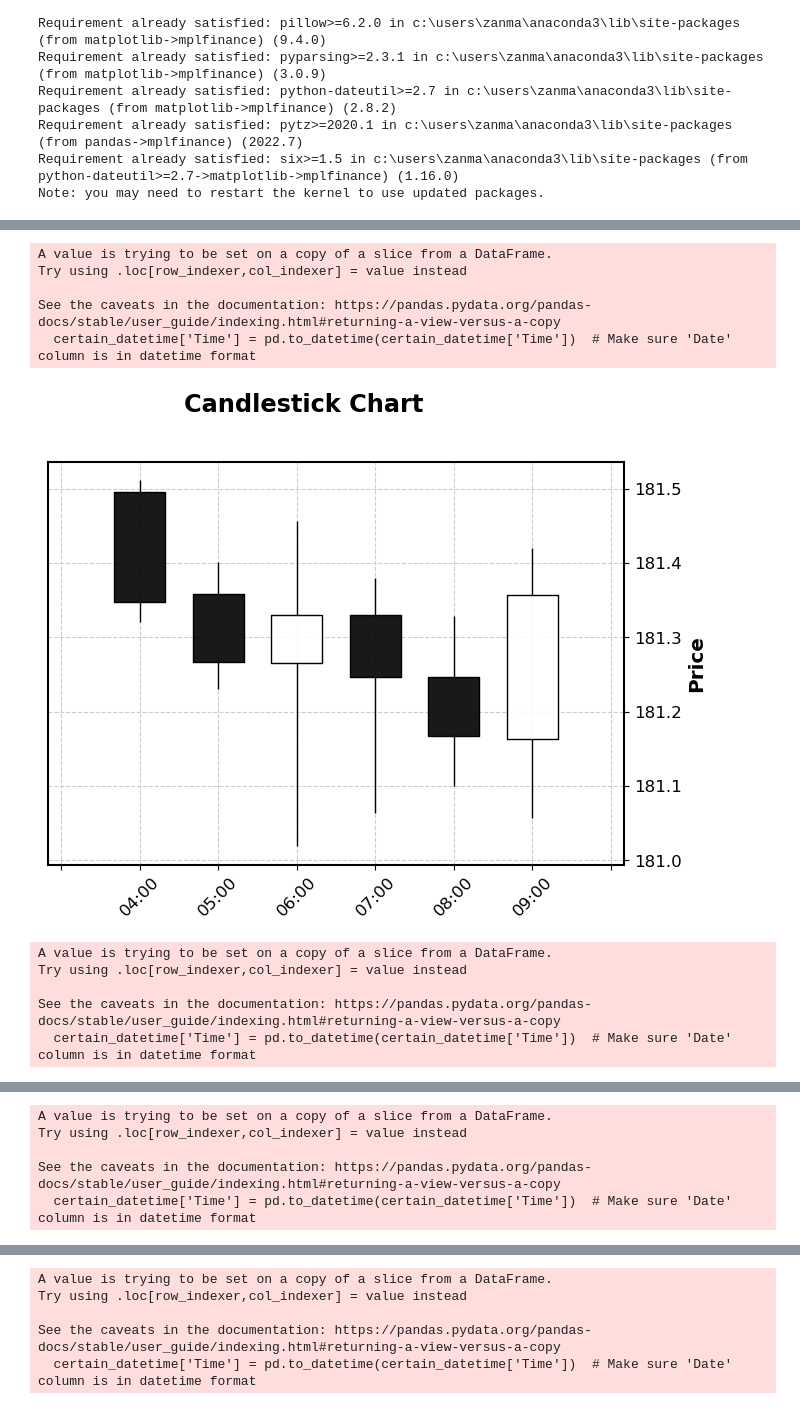
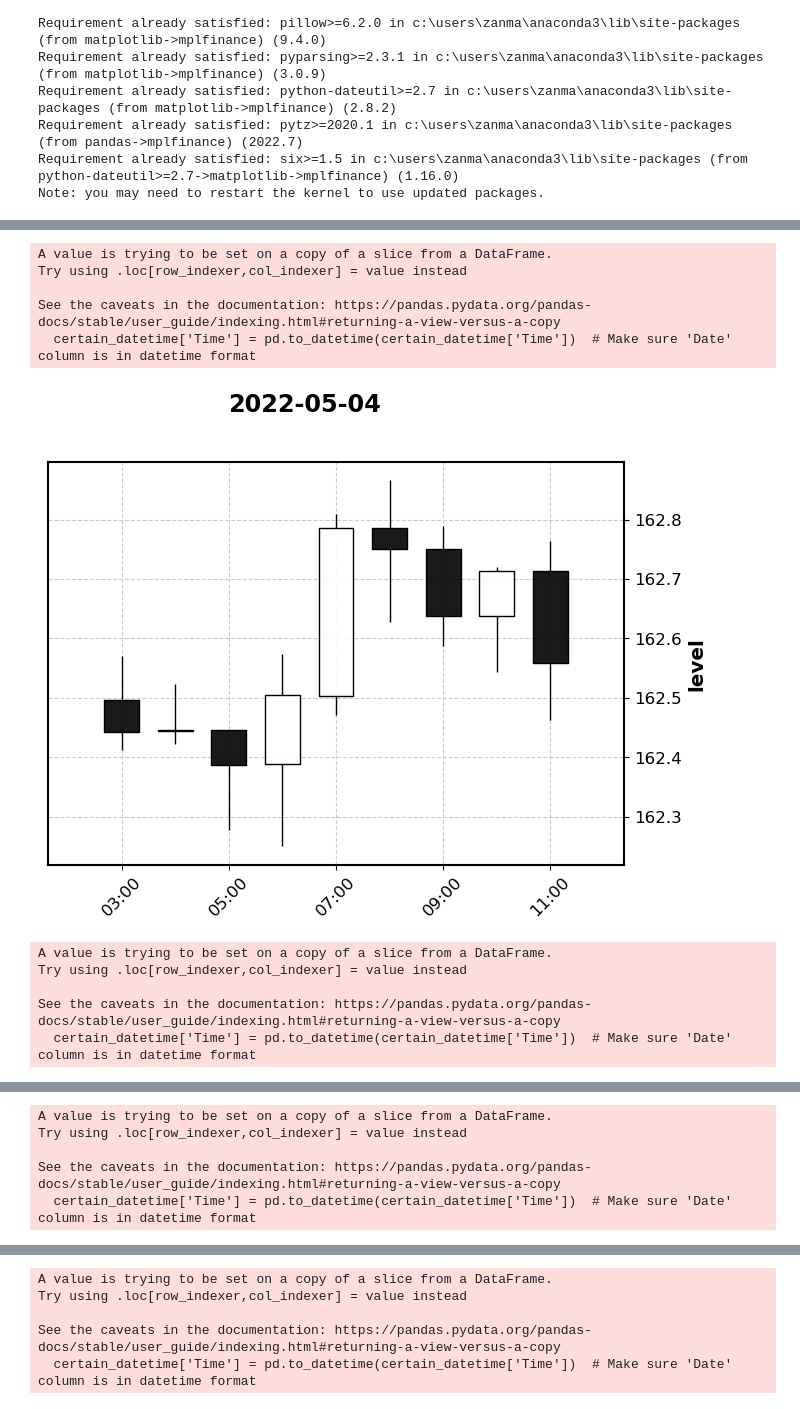
Before and after one commit to fauzan01/priceaction, a Jupyter notebook: gbpjpy chart.ipynb, the cells around one changed output, grey strips where cells are left out. Cells and saved outputs as stored; diff of their text form; code cells hidden in the pictures.

```diff
--- a/gbpjpy chart.ipynb
+++ b/gbpjpy chart.ipynb
@@ -22,7 +22,7 @@ Note: you may need to restart the kernel to use updated packages.
 %matplotlib inline
 import pandas as pd
 import mplfinance as mpf
-file = 'GBPJPY_H1.csv'
+file = 'GBPJPY_H1_updated.csv'
 df = pd.read_csv(file)
 
 
@@ -73,21 +88,86 @@ def visualize(when):
 # %%
-
-visualize('2023-08-04')
-visualize('2023-08-11')
-visualize('2023-08-18')
-visualize('2023-08-25')
-
-visualize('2023-09-01')
-visualize('2023-09-08')
-visualize('2023-09-15')
-visualize('2023-09-22')
+session_visualize('2022-05-04')
+session_visualize('2022-05-11')
+session_visualize('2022-05-18')
+session_visualize('2022-05-25')
+session_visualize('2022-06-01')
+session_visualize('2022-06-08')
+session_visualize('2022-06-15')
+session_visualize('2022-06-22')
+session_visualize('2022-06-29')
+session_visualize('2022-07-06')
+session_visualize('2022-07-13')
+session_visualize('2022-07-20')
+session_visualize('2022-07-27')
+session_visualize('2022-08-03')
+session_visualize('2022-08-10')
+session_visualize('2022-08-17')
+session_visualize('2022-08-24')
+session_visualize('2022-08-31')
+session_visualize('2022-09-07')
+session_visualize('2022-09-14')
+session_visualize('2022-09-21')
+session_visualize('2022-09-28')
+session_visualize('2022-10-05')
+session_visualize('2022-10-12')
+session_visualize('2022-10-19')
+session_visualize('2022-10-26')
+session_visualize('2022-11-02')
+session_visualize('2022-11-09')
+session_visualize('2022-11-16')
+session_visualize('2022-11-23')
+session_visualize('2022-11-30')
+session_visualize('2022-12-07')
+session_visualize('2022-12-14')
+session_visualize('2022-12-21')
+session_visualize('2022-12-28')
+session_visualize('2023-01-04')
+session_visualize('2023-01-11')
+session_visualize('2023-01-18')
+session_visualize('2023-01-25')
+session_visualize('2023-02-01')
+session_visualize('2023-02-08')
+session_visualize('2023-02-15')
+session_visualize('2023-02-22')
+session_visualize('2023-03-01')
+session_visualize('2023-03-08')
+session_visualize('2023-03-15')
+session_visualize('2023-03-22')
+session_visualize('2023-03-29')
+session_visualize('2023-04-05')
+session_visualize('2023-04-12')
+session_visualize('2023-04-19')
+session_visualize('2023-04-26')
+session_visualize('2023-05-03')
+session_visualize('2023-05-10')
+session_visualize('2023-05-17')
+session_visualize('2023-05-24')
+session_visualize('2023-05-31')
+session_visualize('2023-06-07')
+session_visualize('2023-06-14')
+session_visualize('2023-06-21')
+session_visualize('2023-06-28')
+session_visualize('2023-07-05')
+session_visualize('2023-07-12')
+session_visualize('2023-07-19')
+session_visualize('2023-07-26')
+session_visualize('2023-08-02')
+session_visualize('2023-08-09')
+session_visualize('2023-08-16')
+session_visualize('2023-08-23')
+session_visualize('2023-08-30')
+session_visualize('2023-09-06')
+session_visualize('2023-09-13')
+session_visualize('2023-09-20')
+session_visualize('2023-09-27')
+session_visualize('2023-10-04')
 # %% [output]
 A value is trying to be set on a copy of a slice from a DataFrame.
 Try using .loc[row_indexer,col_indexer] = value instead
 
 See the caveats in the documentation: https://pandas.pydata.org/pandas-docs/stable/user_guide/indexing.html#returning-a-view-versus-a-copy
   certain_datetime['Time'] = pd.to_datetime(certain_datetime['Time'])  # Make sure 'Date' column is in datetime format
-[figure, old version]
+[figure, new version]
 A value is trying to be set on a copy of a slice from a DataFrame.
 Try using .loc[row_indexer,col_indexer] = value instead
 
```
Also changed, not shown: parts of 4 cells of this notebook, 1 other file.
